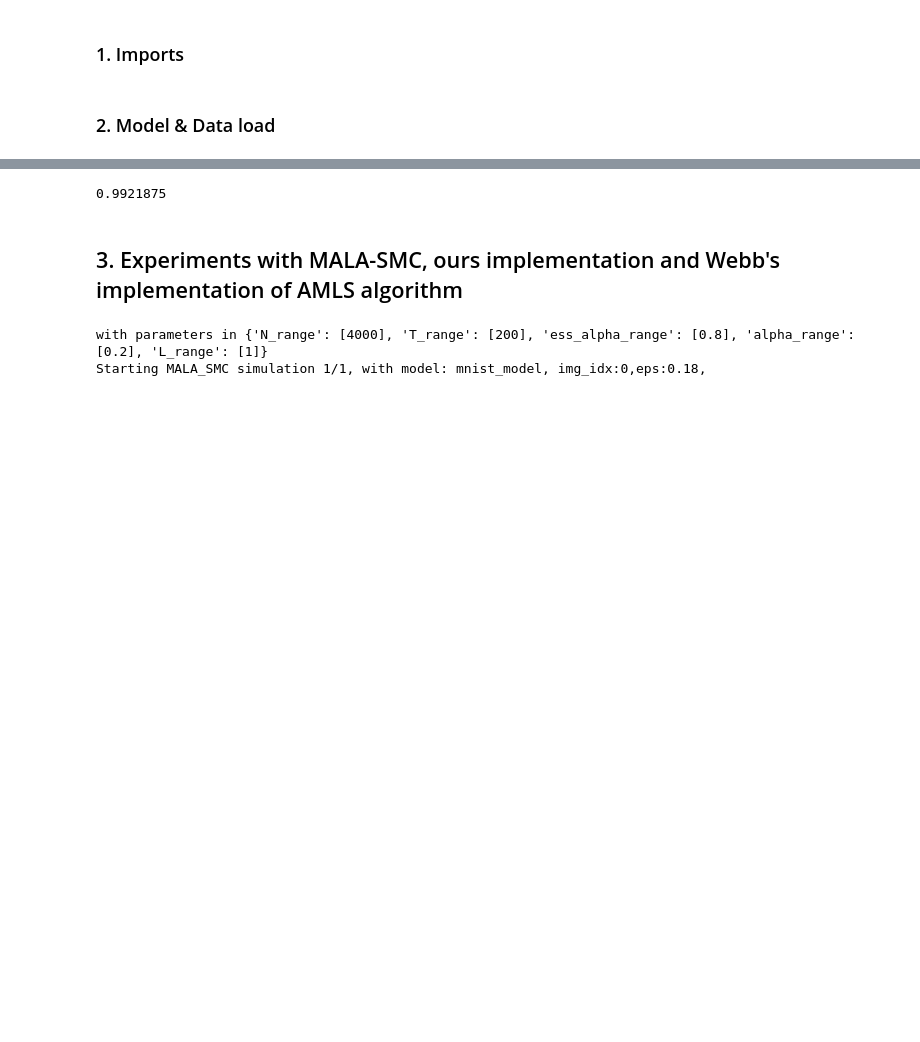
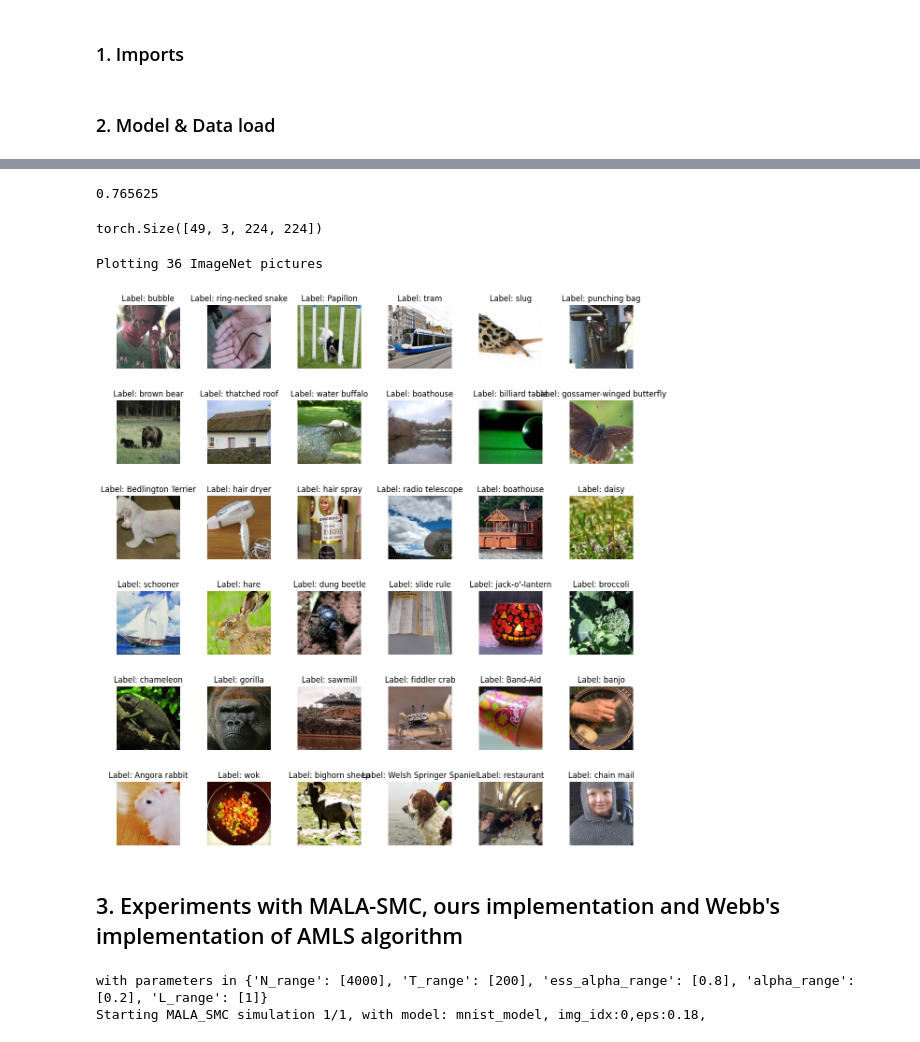
Before and after one commit to karimtito/stat_reliability_measure, a Jupyter notebook: notebooks/test_run_exp_imagenet.ipynb, the cells around one changed output, grey strips where cells are left out. Drawn from its saved outputs; the diff is of its cells as text; code cells hidden in the pictures; blank space fills up the shorter version.

```diff
--- a/notebooks/test_run_exp_imagenet.ipynb
+++ b/notebooks/test_run_exp_imagenet.ipynb
@@ -57,3 +44,8 @@ config = ExpModelConfig( model=model)
+# %%
+exp_config = config_.ExpModelConfig(dataset = 'imagenet', model_name = 'resnet18',data_dir = '../data/ImageNet', model_dir = '../models/ImageNet', device = device,
+             torch_seed=111,np_seed=0,random_seed=0,shuffle=True,)
+imagenet_simple_labels = t_u.get_imagenet_simple_labels()
 # %%
-config.update()
-os.rmdir(config.exp_log_path)
+exp_config.update()
+
+os.rmdir(exp_config.exp_log_path)
@@ -62,7 +52,16 @@ X,y = config.X[:1], config.y[:1]
 # %%
-config.sample_accuracy
+exp_config.sample_accuracy
 # %% [output]
-0.9921875
+0.765625
+# %%
+exp_config.X.shape
+# %% [output]
+torch.Size([49, 3, 224, 224])
+# %%
+t_u.plot_imagenet_pictures(exp_config.X[:],exp_config.y[:],6)
+# %% [output]
+Plotting 36 ImageNet pictures
+[figure, added]
 # %% [markdown]
 ## 3. Experiments with MALA-SMC, ours implementation and Webb's implementation of AMLS algorithm
 # %%
```
Also changed, not shown: parts of 8 cells of this notebook, 35 other files.
